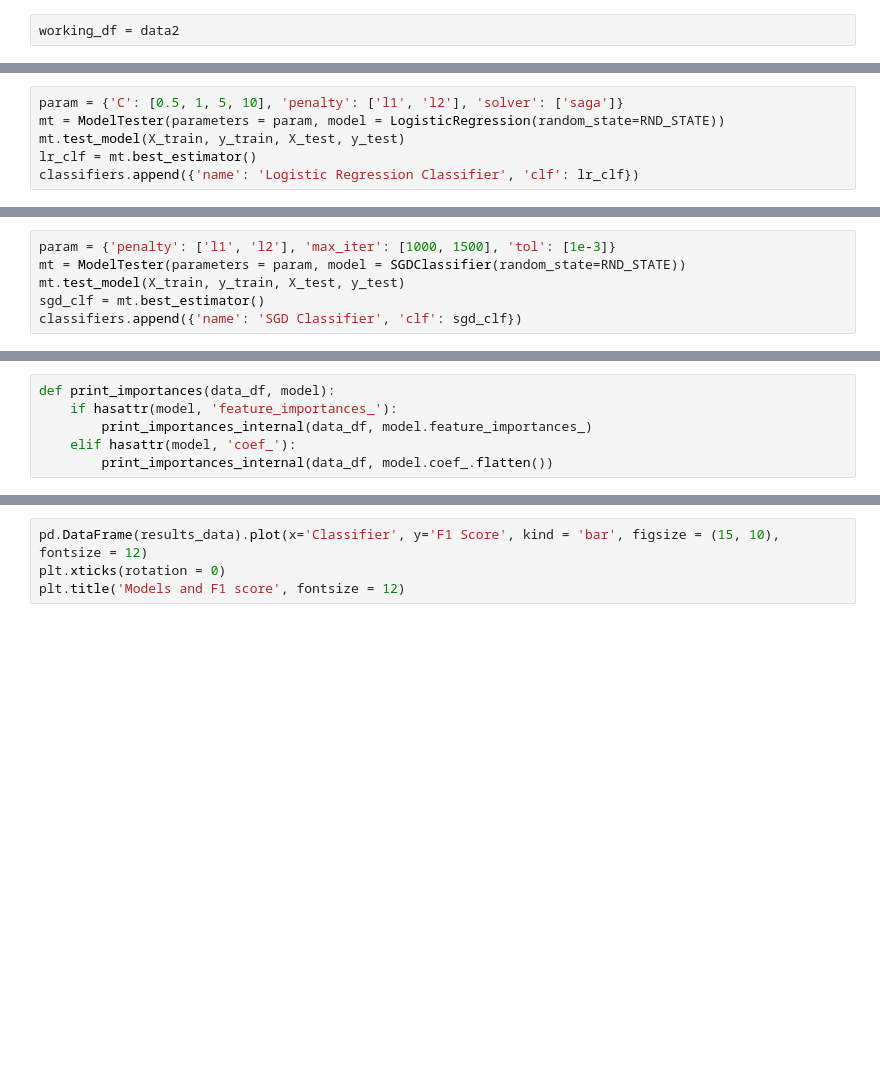
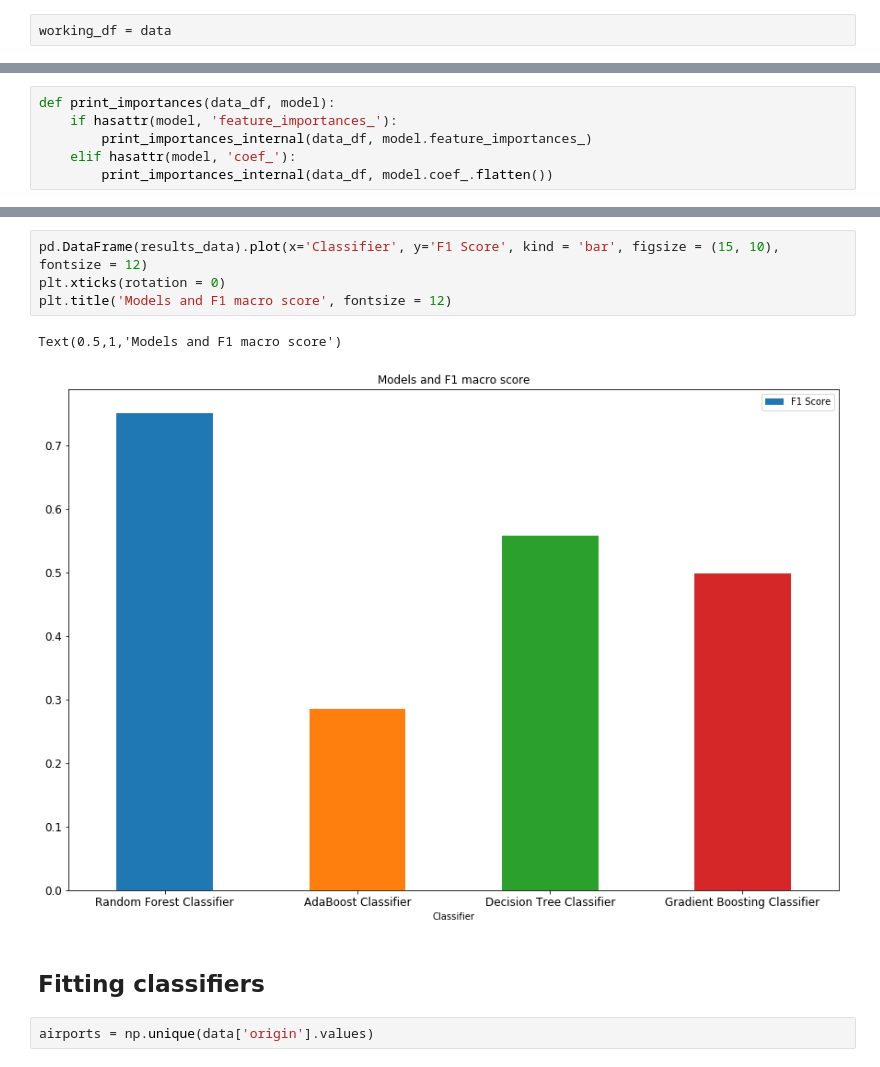
Before and after one commit to iamdeowanshi/257, a Jupyter notebook: FinalProject.ipynb, the cells around one changed output, grey strips where cells are left out. Cells and saved outputs as stored; diff of their text form; blank space fills up the shorter version.

```diff
--- a/FinalProject.ipynb
+++ b/FinalProject.ipynb
@@ -431,7 +431,7 @@ plt.show()
 # %%
 data2 = data[data['origin'] == 'ALB']
 # %%
-working_df = data2
+working_df = data
 # %%
 def additional_preprocessing(data_df):
     data_info = data_df.copy()
@@ -524,6 +518,0 @@ F1 (macro) score on test sample: 0.7505874635971532
-# %%
-param = {'C': [0.5, 1, 5, 10], 'penalty': ['l1', 'l2'], 'solver': ['saga']}
-mt = ModelTester(parameters = param, model = LogisticRegression(random_state=RND_STATE))
-mt.test_model(X_train, y_train, X_test, y_test)
-lr_clf = mt.best_estimator()
-classifiers.append({'name': 'Logistic Regression Classifier', 'clf': lr_clf})
@@ -539,6 +518,0 @@ KeyboardInterrupt:
-# %%
-param = {'penalty': ['l1', 'l2'], 'max_iter': [1000, 1500], 'tol': [1e-3]}
-mt = ModelTester(parameters = param, model = SGDClassifier(random_state=RND_STATE))
-mt.test_model(X_train, y_train, X_test, y_test)
-sgd_clf = mt.best_estimator()
-classifiers.append({'name': 'SGD Classifier', 'clf': sgd_clf})
@@ -690,4 +666,11 @@ fl_num: 0.010852365648861722
 # %%
 pd.DataFrame(results_data).plot(x='Classifier', y='F1 Score', kind = 'bar', figsize = (15, 10), fontsize = 12)
 plt.xticks(rotation = 0)
-plt.title('Models and F1 score', fontsize = 12)
+plt.title('Models and F1 macro score', fontsize = 12)
+# %% [output]
+Text(0.5,1,'Models and F1 macro score')
+[figure, added]
+# %% [markdown]
+## Fitting classifiers
+# %%
+airports = np.unique(data['origin'].values)
```
Also changed, not shown: parts of 14 cells of this notebook.
